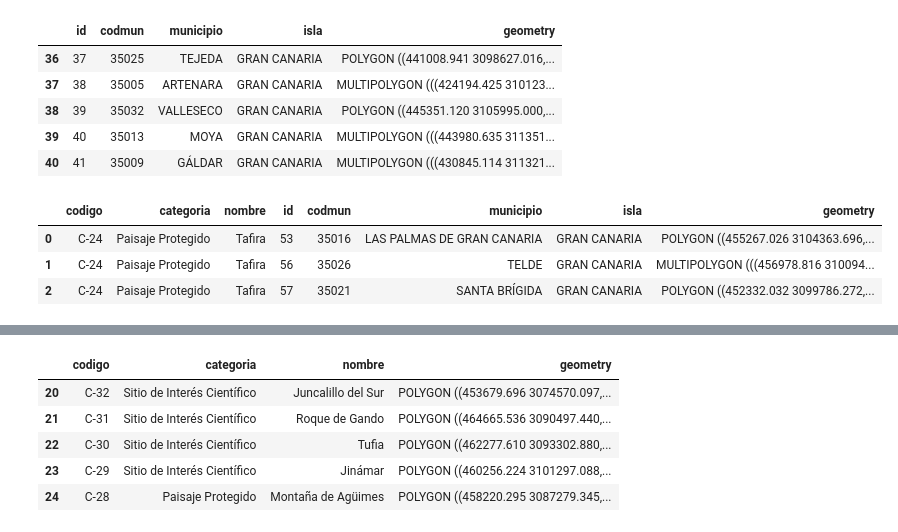
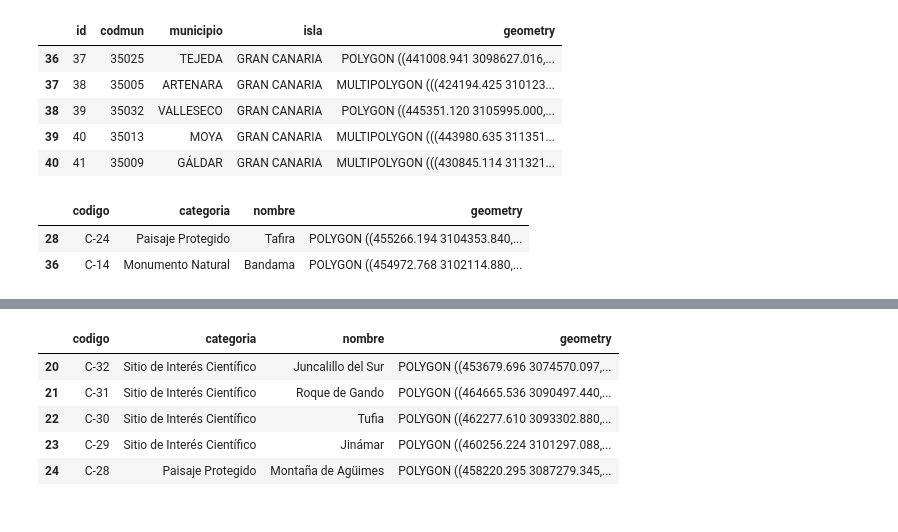
Before and after one commit to Juankkar/QGIS_IDECanarias_data, a Jupyter notebook: src/geopandas.ipynb, the cells around one changed output, grey strips where cells are left out. Saved outputs shown, nothing was run; the diff lists cells and outputs as text; code cells hidden in the pictures.

```diff
--- a/src/geopandas.ipynb
+++ b/src/geopandas.ipynb
@@ -109,14 +110,11 @@ gc_municipios.head()
 | 39 | 40 | 35013 | MOYA | GRAN CANARIA | MULTIPOLYGON (((443980.635 311351... |
 | 40 | 41 | 35009 | GÁLDAR | GRAN CANARIA | MULTIPOLYGON (((430845.114 311321... |
 # %%
-filtro_tafira = eennpp["nombre"] == "Tafira"
+# filtro_tafira = eennpp["nombre"] == "Tafira"
+filtro_tafira = eennpp["nombre"].isin(["Tafira", "Bandama"])
 eennpp_tafira = eennpp[filtro_tafira]
-eennpp_tafira_muni = gpd.overlay(eennpp_tafira,
-                                 gc_municipios,
-                                 how="intersection")
-eennpp_tafira_muni.head()
+eennpp_tafira.head()
 # %% [output]
-|  | codigo | categoria | nombre | id | codmun | municipio | isla | geometry |
-| 0 | C-24 | Paisaje Protegido | Tafira | 53 | 35016 | LAS PALMAS DE GRAN CANARIA | GRAN CANARIA | POLYGON ((455267.026 3104363.696,... |
-| 1 | C-24 | Paisaje Protegido | Tafira | 56 | 35026 | TELDE | GRAN CANARIA | MULTIPOLYGON (((456978.816 310094... |
-| 2 | C-24 | Paisaje Protegido | Tafira | 57 | 35021 | SANTA BRÍGIDA | GRAN CANARIA | POLYGON ((452332.032 3099786.272,... |
+|  | codigo | categoria | nombre | geometry |
+| 28 | C-24 | Paisaje Protegido | Tafira | POLYGON ((455266.194 3104353.840,... |
+| 36 | C-14 | Monumento Natural | Bandama | POLYGON ((454972.768 3102114.880,... |
```
Also changed, not shown: parts of 5 cells of this notebook.
